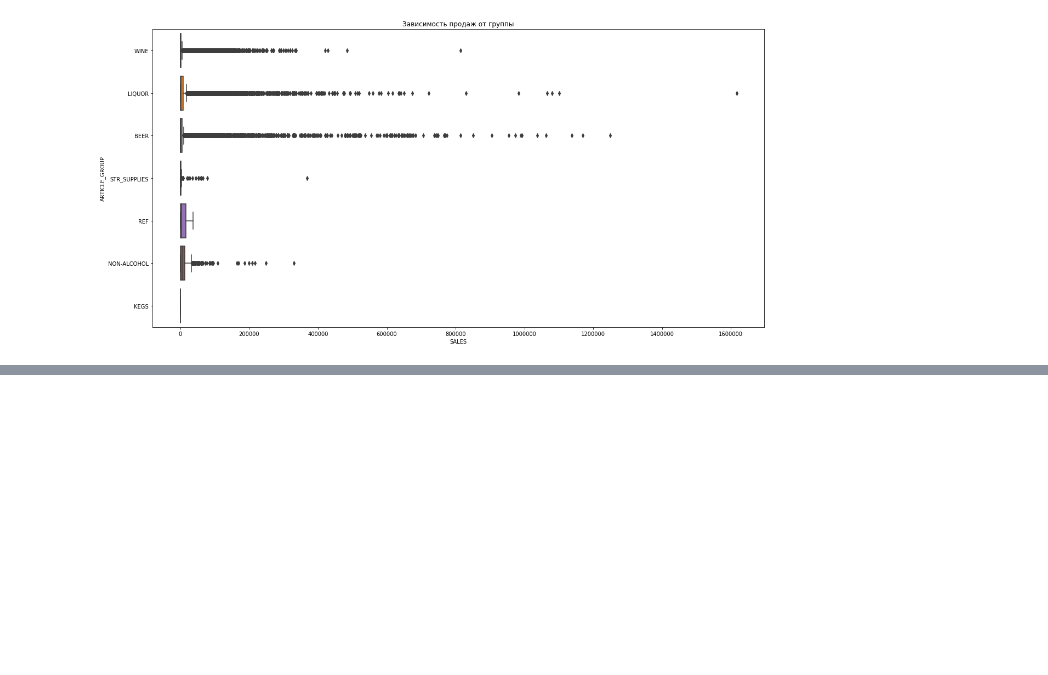
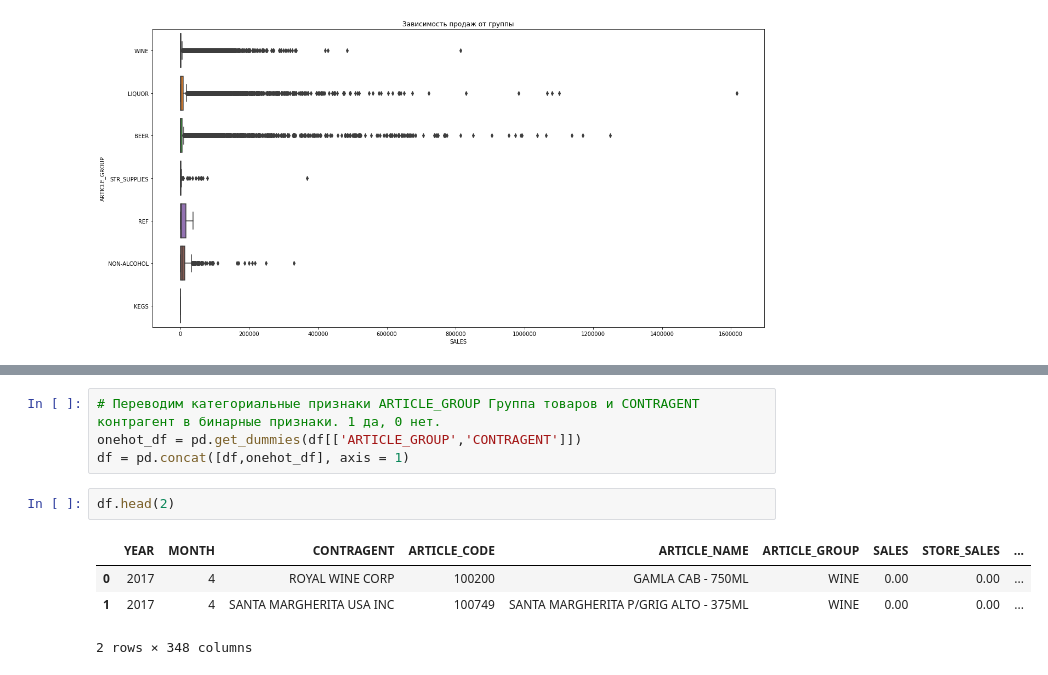
Before and after one commit to zhivenkov-an/predict_sales, a Jupyter notebook: predict_sales.ipynb, the cells around one changed output, grey strips where cells are left out. Saved outputs shown, nothing was run; the diff lists cells and outputs as text; blank space fills up the shorter version.

Commit message:
prepare columns for train

```diff
--- a/predict_sales.ipynb
+++ b/predict_sales.ipynb
@@ -148,0 +166,11 @@ Text(0.5, 1.0, 'Зависимость продаж от группы')
+# %%
+# Переводим категориальные признаки ARTICLE_GROUP Группа товаров и CONTRAGENT контрагент в бинарные признаки. 1 да, 0 нет.
+onehot_df = pd.get_dummies(df[['ARTICLE_GROUP','CONTRAGENT']])
+df = pd.concat([df,onehot_df], axis = 1)
+# %%
+df.head(2)
+# %% [output]
+|  | YEAR | MONTH | CONTRAGENT | ARTICLE_CODE | ARTICLE_NAME | ARTICLE_GROUP | SALES | STORE_SALES | ... |
+| 0 | 2017 | 4 | ROYAL WINE CORP | 100200 | GAMLA CAB - 750ML | WINE | 0.00 | 0.00 | ... |
+| 1 | 2017 | 4 | SANTA MARGHERITA USA INC | 100749 | SANTA MARGHERITA P/GRIG ALTO - 375ML | WINE | 0.00 | 0.00 | ... |
+2 rows × 348 columns
```
Also changed, not shown: parts of 11 cells of this notebook.
